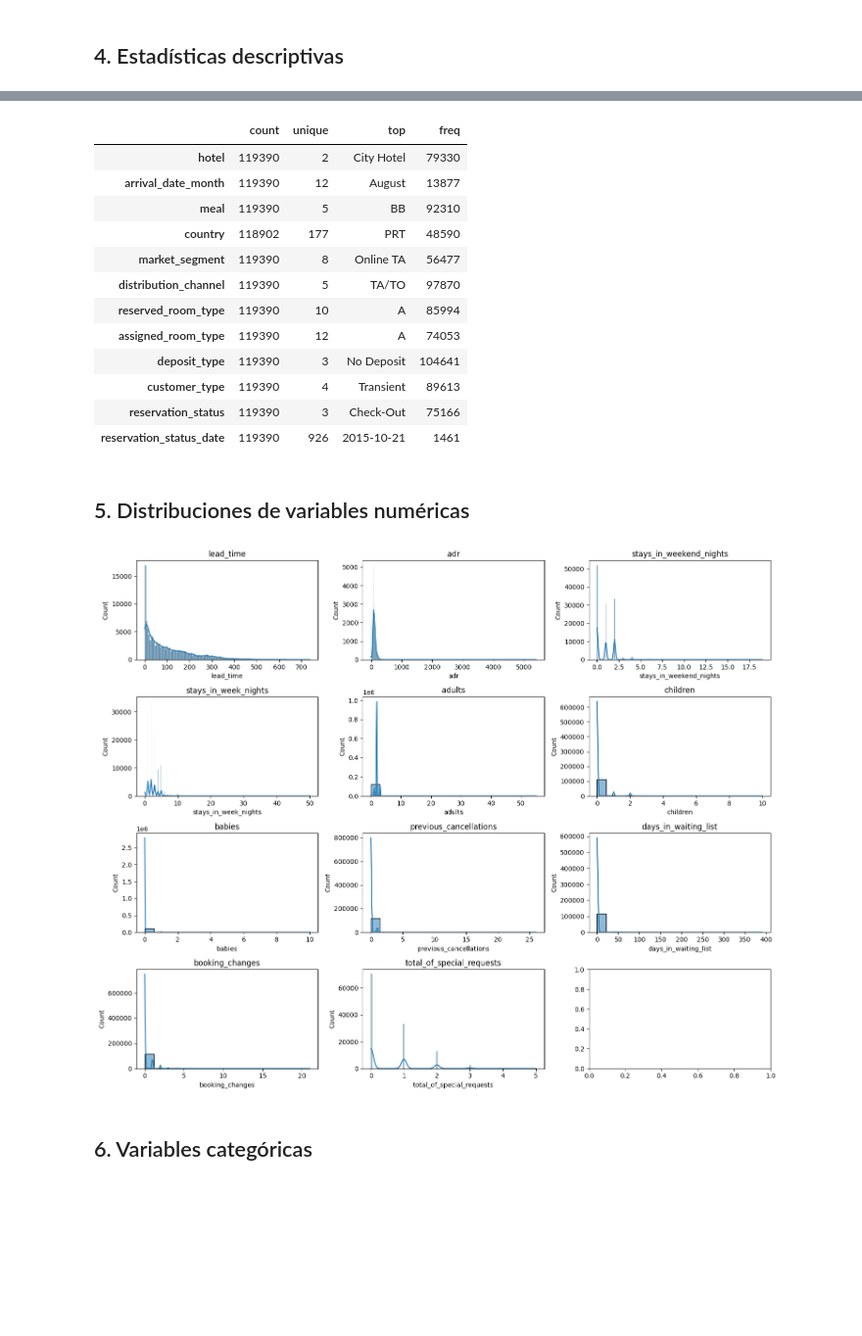
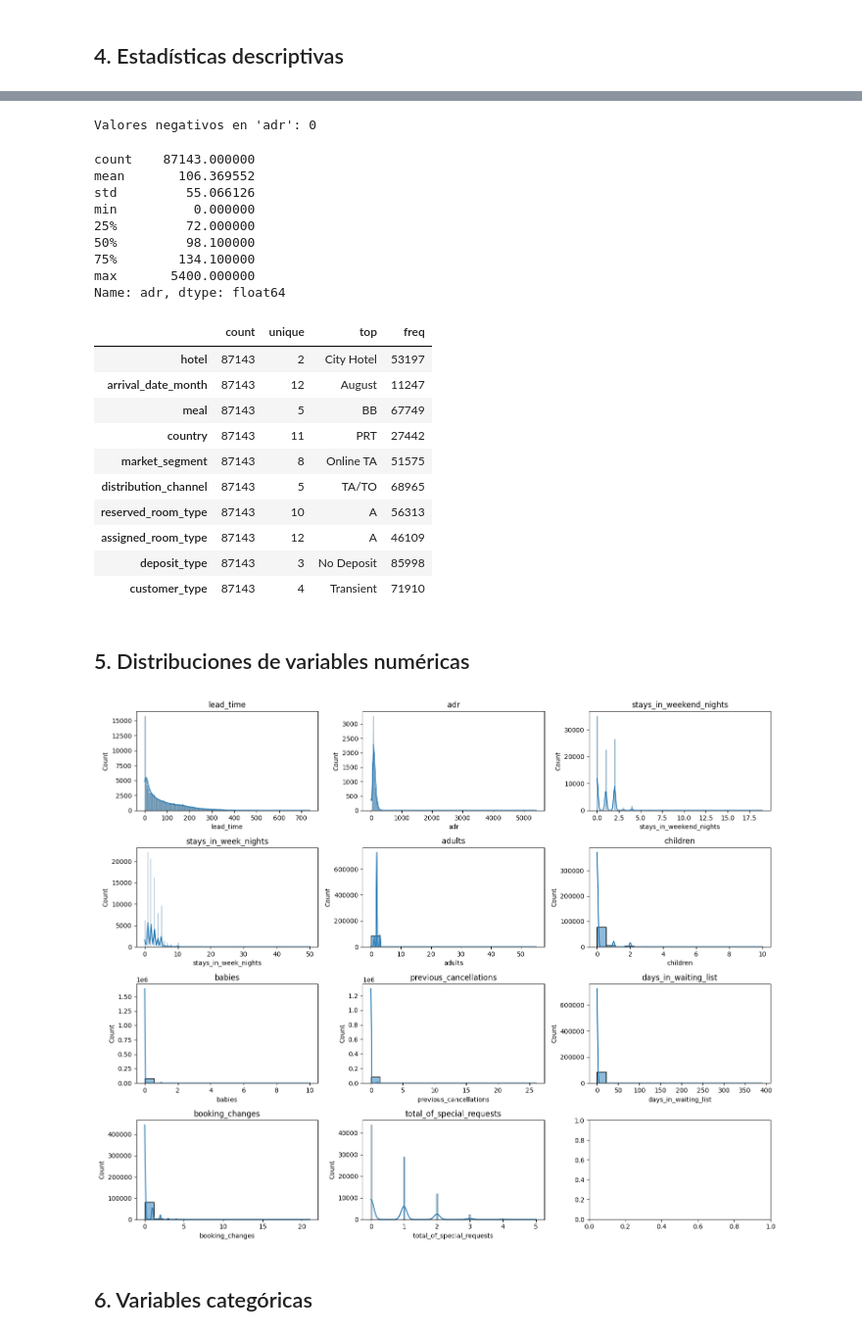
Before and after one commit to SorianoTech/pontia-modulo5-machine-learning-deep-learning-entrega-sergio-soriano, a Jupyter notebook: notebooks/exploracion/eda_inicial.ipynb, the cells around one changed output, grey strips where cells are left out. Shown at 98% size. Drawn from its saved outputs; the diff is of its cells as text; code cells hidden in the pictures; blank space fills up the shorter version.

Commit message:
Cambios EDA y dataloader para eliminar nulos y creación de PDF final

```diff
--- a/notebooks/exploracion/eda_inicial.ipynb
+++ b/notebooks/exploracion/eda_inicial.ipynb
@@ -136,6 +144,17 @@ df_clean['children'] = df_clean['children'].fillna(0)
 # country: 488 nulos: imputar con 'Unknown'
 df_clean['country'] = df_clean['country'].fillna('Unknown')
 
+# Para evitar la alta cardinalidad en la columna "country",
+# se agrupan los países menos frecuentes en una categoría "Other".
+# Se identifican los 10 países más comunes y se reemplazan los
+# demás con "Other". Esto ayuda a reducir la cantidad de categorías
+# únicas y mejora la capacidad del modelo para generalizar.
+top_countries = df_clean["country"].value_counts().nlargest(10).index
+df_clean["country"] = df_clean["country"].where(
+    df_clean["country"].isin(top_countries),
+    "Other",
+)
+
 # agent: 16.340 nulos: el nulo significa "sin agente" (reserva directa)
 # Se convierte en variable binaria más informativa que el ID numérico
 df_clean['has_agent'] = df_clean['agent'].notnull().astype(int)
@@ -145,0 +167,6 @@ df_clean = df_clean.drop(columns=['company'])
+# %%
+n_before = len(df_clean)
+df_clean = df_clean.drop_duplicates()
+n_after = len(df_clean)
+print(f"Filas antes:           {n_before:,}")
+print(f"Filas después:         {n_after:,}")
@@ -146,3 +182,6 @@ df_clean = df_clean.drop(columns=['company'])
+# %%
+leakage_cols = ['reservation_status', 'reservation_status_date']
+df_clean = df_clean.drop(columns=leakage_cols)
 # %% [markdown]
 ## 4. Estadísticas descriptivas
 # %%
@@ -169,41 +210,58 @@ df.describe().transpose()
+# %%
+df_clean = df_clean[df_clean['adr'] >= 0]
+# %%
+# Comprbamos que no hay valores negativos en 'adr'
+print(f"Valores negativos en 'adr': {(df_clean['adr'] < 0).sum()}")
+
+# Comproamos las estadísticas de 'adr' para detectar posibles outliers
+df_clean['adr'].describe().transpose()
+# %% [output]
+Valores negativos en 'adr': 0
+count    87143.000000
+mean       106.369552
+std         55.066126
+min          0.000000
+25%         72.000000
+50%         98.100000
+75%        134.100000
+max       5400.000000
+Name: adr, dtype: float64
 # %%
 # Resumen estadístico de las columnas categóricas
-df.describe(include='object').transpose()
+df_clean.describe(include='object').transpose()
 # %% [output]
 |  | count | unique | top | freq |
-| hotel | 119390 | 2 | City Hotel | 79330 |
-| arrival_date_month | 119390 | 12 | August | 13877 |
-| meal | 119390 | 5 | BB | 92310 |
-| country | 118902 | 177 | PRT | 48590 |
-| market_segment | 119390 | 8 | Online TA | 56477 |
-| distribution_channel | 119390 | 5 | TA/TO | 97870 |
-| reserved_room_type | 119390 | 10 | A | 85994 |
-| assigned_room_type | 119390 | 12 | A | 74053 |
-| deposit_type | 119390 | 3 | No Deposit | 104641 |
-| customer_type | 119390 | 4 | Transient | 89613 |
-| reservation_status | 119390 | 3 | Check-Out | 75166 |
-| reservation_status_date | 119390 | 926 | 2015-10-21 | 1461 |
+| hotel | 87143 | 2 | City Hotel | 53197 |
+| arrival_date_month | 87143 | 12 | August | 11247 |
+| meal | 87143 | 5 | BB | 67749 |
+| country | 87143 | 11 | PRT | 27442 |
+| market_segment | 87143 | 8 | Online TA | 51575 |
+| distribution_channel | 87143 | 5 | TA/TO | 68965 |
+| reserved_room_type | 87143 | 10 | A | 56313 |
+| assigned_room_type | 87143 | 12 | A | 46109 |
+| deposit_type | 87143 | 3 | No Deposit | 85998 |
+| customer_type | 87143 | 4 | Transient | 71910 |
 # %% [markdown]
 ## 5. Distribuciones de variables numéricas
 # %%
 # Visualización de la distribución de las variables numéricas
 cols_to_plot = [
     'lead_time', 'adr', 'stays_in_weekend_nights', 'stays_in_week_nights',
     'adults', 'children', 'babies', 'previous_cancellations',
     'days_in_waiting_list', 'booking_changes', 'total_of_special_requests'
 ]
 
 fig, axes = plt.subplots(nrows=4, ncols=3, figsize=(15, 12))
 axes = axes.flatten()
 
 for i, col in enumerate(cols_to_plot):
-    sns.histplot(df[col], ax=axes[i], kde=True)
+    sns.histplot(df_clean[col], ax=axes[i], kde=True)
     axes[i].set_title(col)
 
 plt.tight_layout()
 plt.show()
 # %% [output]
-[figure, old version]
+[figure, new version]
 # %% [markdown]
 ## 6. Variables categóricas
 # %%
```
Also changed, not shown: parts of 9 cells of this notebook, 3 other files.
